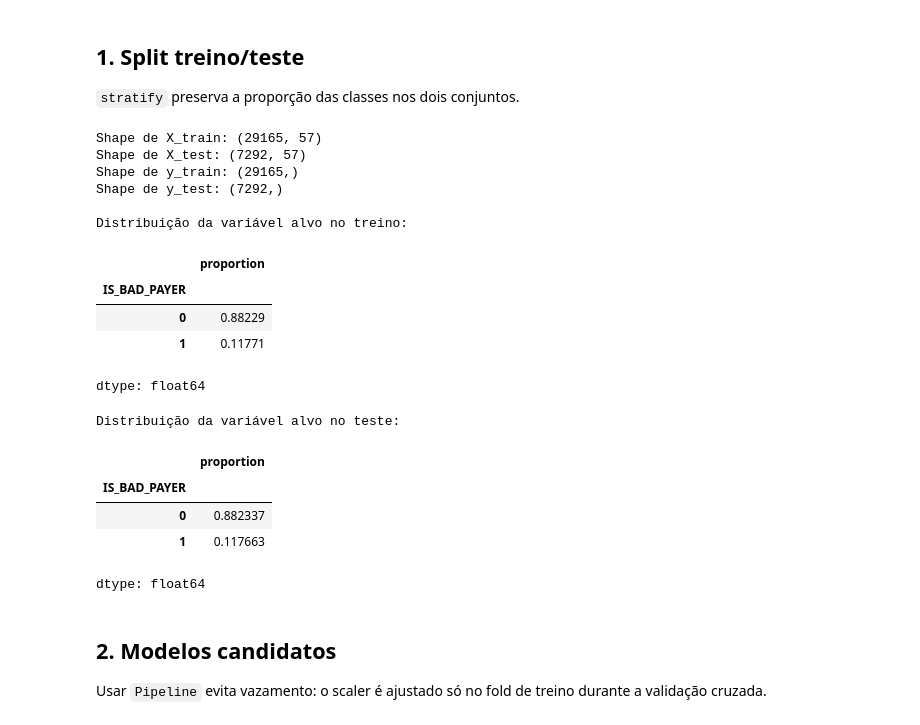
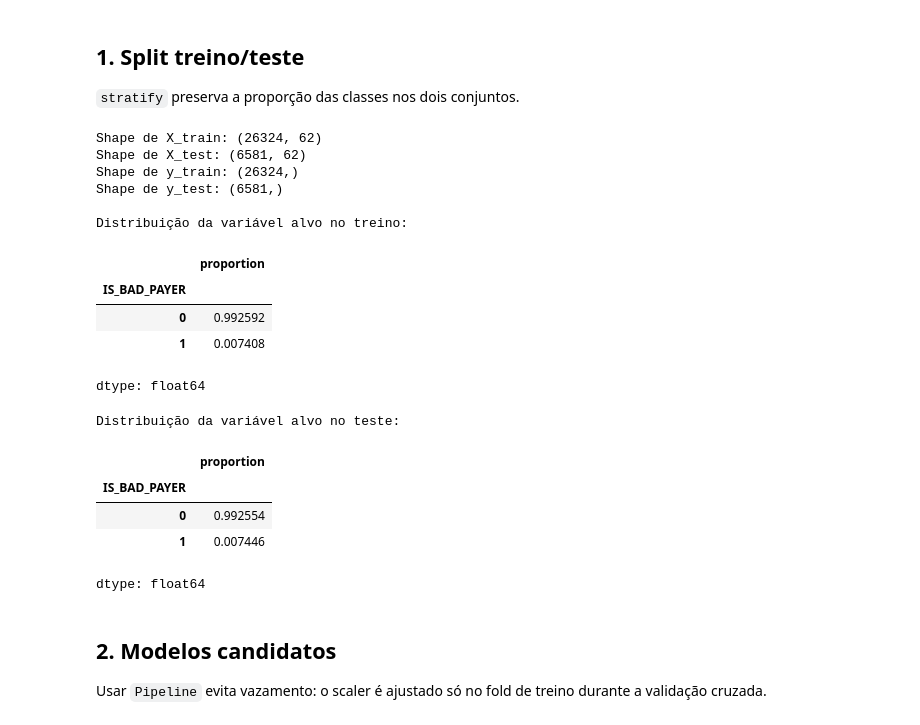
Before and after one commit to Ginkno/postech-tech-challenge-fase2-grupo1-12dtat, a Jupyter notebook: notebooks/03_modelagem.ipynb, the cells around one changed output. Cells and saved outputs as stored; diff of their text form; code cells hidden in the pictures.

```diff
--- a/notebooks/03_modelagem.ipynb
+++ b/notebooks/03_modelagem.ipynb
@@ -24,5 +24,5 @@ TARGET = "IS_BAD_PAYER"
 
 pd.set_option("display.max_columns", None)
 # %%
-df_model = pd.read_csv(PROCESSED)
+df_final_encoded = pd.read_csv(PROCESSED)
 # %%
@@ -39,43 +39,46 @@ display(df_model.head())
 
 `stratify` preserva a proporção das classes nos dois conjuntos.
 # %%
+df_model = df_final_encoded.copy()
+
 from sklearn.model_selection import train_test_split
 
-X = df_model.drop(columns=['IS_BAD_PAYER', 'WORST_LATE_HISTORY'])
+
+X = df_model.drop(columns=['IS_BAD_PAYER','MAX_RISK_SCORE_RECENT','MAX_RISK_SCORE'])
 y = df_model['IS_BAD_PAYER']
 
 #Dividindo os dados em 80% para treino e 20% para teste.
 X_train, X_test, y_train, y_test = train_test_split(
     X, y, test_size=0.2, stratify=y, random_state=RANDOM_STATE
 )
 
 print(f'Shape de X_train: {X_train.shape}')
 print(f'Shape de X_test: {X_test.shape}')
 print(f'Shape de y_train: {y_train.shape}')
 print(f'Shape de y_test: {y_test.shape}')
 
 print('\nDistribuição da variável alvo no treino:')
 display(y_train.value_counts(normalize=True))
 
 print('\nDistribuição da variável alvo no teste:')
 display(y_test.value_counts(normalize=True))
 # %% [output]
-Shape de X_train: (29165, 57)
-Shape de X_test: (7292, 57)
-Shape de y_train: (29165,)
-Shape de y_test: (7292,)
+Shape de X_train: (26324, 62)
+Shape de X_test: (6581, 62)
+Shape de y_train: (26324,)
+Shape de y_test: (6581,)
 
 Distribuição da variável alvo no treino:
 |  | proportion |
 | IS_BAD_PAYER |  |
-| 0 | 0.88229 |
-| 1 | 0.11771 |
+| 0 | 0.992592 |
+| 1 | 0.007408 |
 dtype: float64
 Distribuição da variável alvo no teste:
 |  | proportion |
 | IS_BAD_PAYER |  |
-| 0 | 0.882337 |
-| 1 | 0.117663 |
+| 0 | 0.992554 |
+| 1 | 0.007446 |
 dtype: float64
 # %% [markdown]
 ## 2. Modelos candidatos
```
Also changed, not shown: parts of 14 cells of this notebook.
